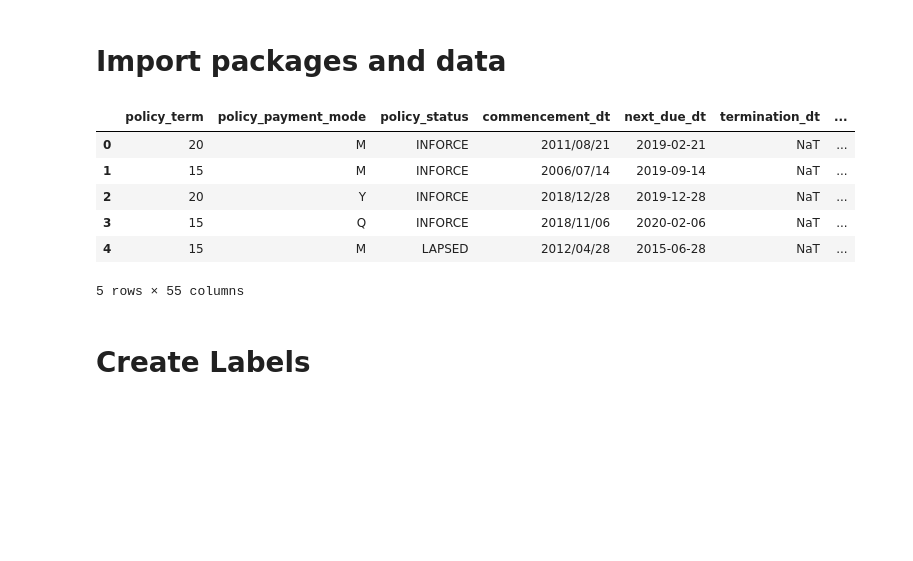
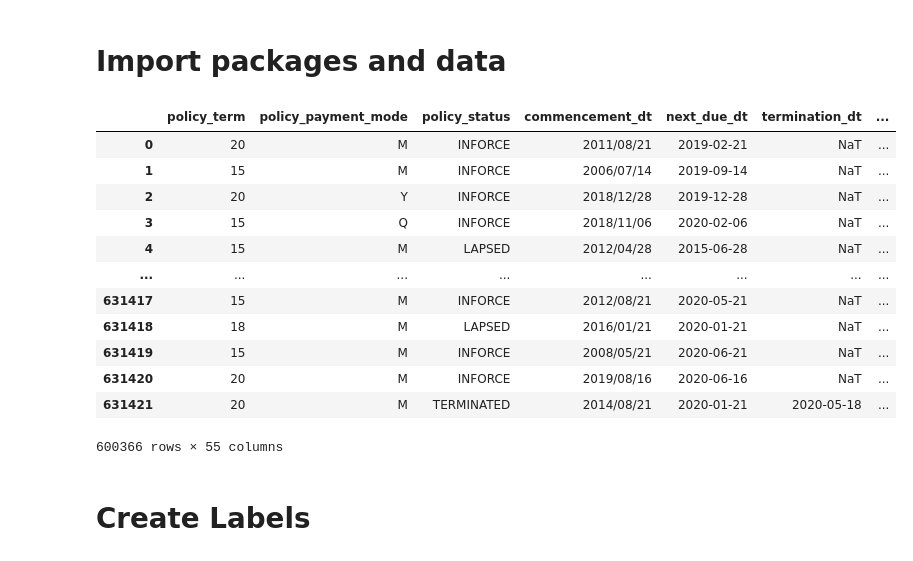
Before and after one commit to nisalr/datastorm-2.0-case-study, a Jupyter notebook: src/model-v1.ipynb, the cells around one changed output. Drawn from its saved outputs; the diff is of its cells as text; code cells hidden in the pictures; blank space fills up the shorter version.

```diff
--- a/src/model-v1.ipynb
+++ b/src/model-v1.ipynb
@@ -16,19 +16,27 @@ df = pd.read_csv(POLICY_DATA, parse_dates=['next_due_dt', 'termination_dt',
                                            'child1_dob', 'child2_dob',
                                            'child3_dob', 'child4_dob',
                                            'child5_dob',
-                                           'run_date' ])
+                                           'run_date', 'commencement_dt'])
 # %%
 df = df.drop(columns=['main_holder_occupation_cd', 'product_code'])
+# %%
+df = df[df.policy_snapshot_as_on != 20190831]
 # %%
-df.head()
+df
 # %% [output]
 |  | policy_term | policy_payment_mode | policy_status | commencement_dt | next_due_dt | termination_dt | ... |
 | 0 | 20 | M | INFORCE | 2011/08/21 | 2019-02-21 | NaT | ... |
 | 1 | 15 | M | INFORCE | 2006/07/14 | 2019-09-14 | NaT | ... |
 | 2 | 20 | Y | INFORCE | 2018/12/28 | 2019-12-28 | NaT | ... |
 | 3 | 15 | Q | INFORCE | 2018/11/06 | 2020-02-06 | NaT | ... |
 | 4 | 15 | M | LAPSED | 2012/04/28 | 2015-06-28 | NaT | ... |
+| ... | ... | ... | ... | ... | ... | ... | ... |
+| 631417 | 15 | M | INFORCE | 2012/08/21 | 2020-05-21 | NaT | ... |
+| 631418 | 18 | M | LAPSED | 2016/01/21 | 2020-01-21 | NaT | ... |
+| 631419 | 15 | M | INFORCE | 2008/05/21 | 2020-06-21 | NaT | ... |
+| 631420 | 20 | M | INFORCE | 2019/08/16 | 2020-06-16 | NaT | ... |
+| 631421 | 20 | M | TERMINATED | 2014/08/21 | 2020-01-21 | 2020-05-18 | ... |
-5 rows × 55 columns
+600366 rows × 55 columns
 # %% [markdown]
 # Create Labels
 # %%
```
Also changed, not shown: parts of 32 cells of this notebook.
